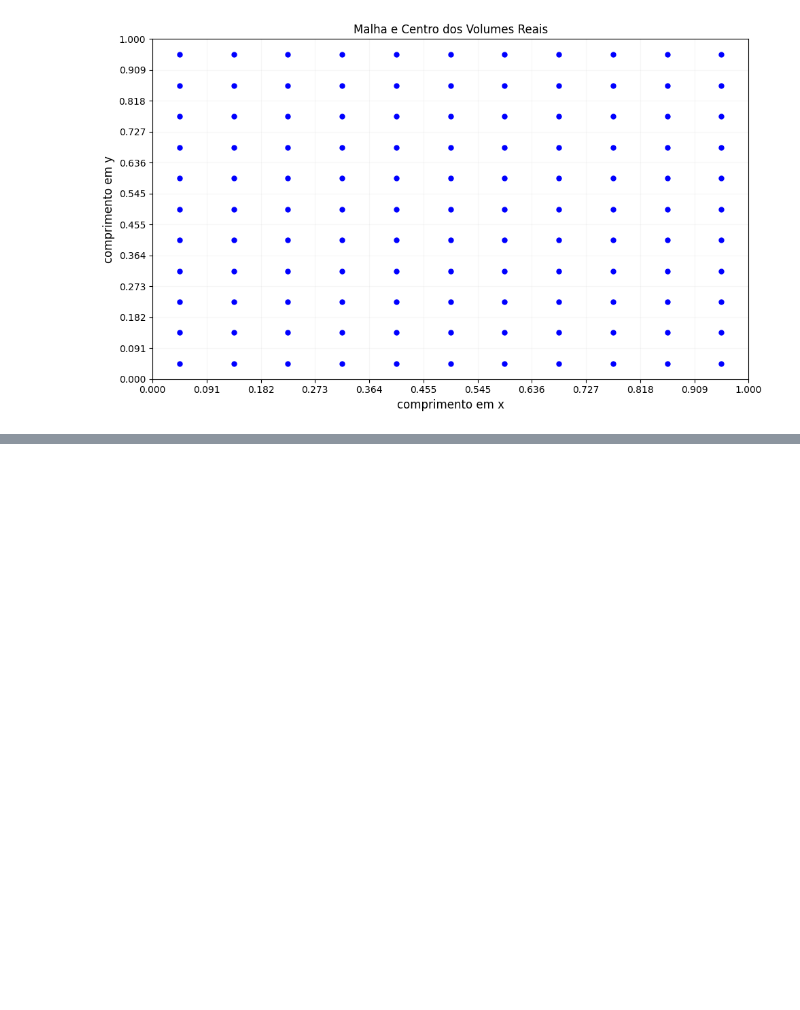
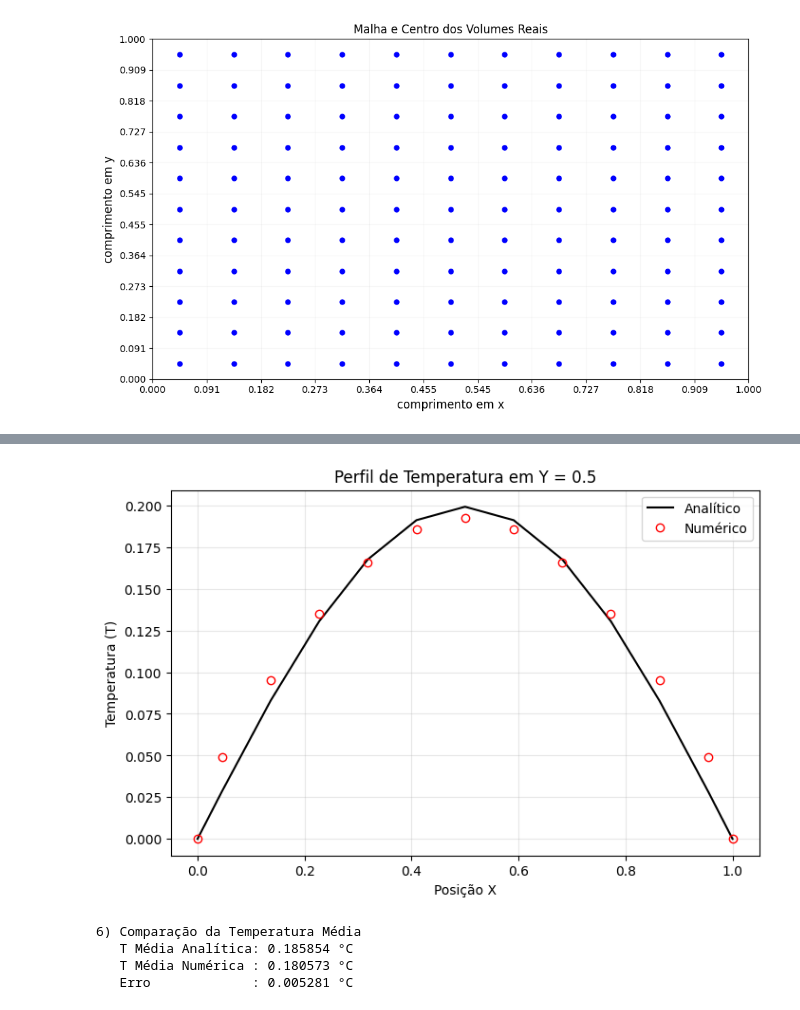
Before and after one commit to sfbruno12/mecflu-computacional, a Jupyter notebook: Trabalho 2.ipynb, the cells around one changed output, grey strips where cells are left out. Saved outputs shown, nothing was run; the diff lists cells and outputs as text; code cells hidden in the pictures; blank space fills up the shorter version.

```diff
--- a/Trabalho 2.ipynb
+++ b/Trabalho 2.ipynb
@@ -295,0 +302,22 @@ plotar_mapa_calor(Nx, Ny, Lx, Ly, T_solucao)
+# %%
+#ITEM 4
+i_mid = (Ny - 1) // 2
+y_loc = (i_mid - 0.5) * (Ly/(Ny-2))
+
+print(f"4) Tabela de resultados para a linha horizontal em y ≈ {y_loc:.3f} (Índice i={i_mid})")
+
+dados_y_meio = []
+
+for j in range(Nx):
+    if j == 0: x_val = 0.0
+    elif j == Nx-1: x_val = Lx
+    else: x_val = (j - 0.5) * (Lx/(Nx-2))
+
+    t_num = T_final[i_mid, j]
+    t_ana = solucao_analitica(x_val, y_loc, Lx, Ly)
+    erro = t_ana - t_num
+
+    dados_y_meio.append([x_val, t_ana, t_num, erro])
+
+df_y_meio = pd.DataFrame(dados_y_meio, columns=["Posição X", "T Analítico", "T Numérico", "Erro"])
+display(df_y_meio.round(6))
@@ -295,0 +340,36 @@ plotar_mapa_calor(Nx, Ny, Lx, Ly, T_solucao)
+# %%
+#ITEM 5
+plt.figure(figsize=(8, 5))
+plt.plot(df_y_meio["Posição X"], df_y_meio["T Analítico"], 'k-', label='Analítico')
+plt.plot(df_y_meio["Posição X"], df_y_meio["T Numérico"], 'ro', fillstyle='none', label='Numérico')
+plt.title(f"Perfil de Temperatura em Y = {Ly/2}")
+plt.xlabel("Posição X")
+plt.ylabel("Temperatura (T)")
+plt.legend()
+plt.grid(alpha=0.3)
+plt.show()
+# %% [output]
+[figure, added]
+# %%
+#ITEM 6
+# Analítica (Fórmula baseada no arquivo Fortran pos_processamento)
+# Tman = 2.0*Lx*( cosh(pi*Ly/Lx)-1.0 ) / ( (pi**2)*Ly*sinh(pi*Ly/Lx) )
+pi = np.pi
+T_med_analitica = (2.0 * Lx * (np.cosh(pi*Ly/Lx) - 1.0)) / ((pi**2) * Ly * np.sinh(pi*Ly/Lx))
+
+# Numérica (Regra do retângulo: média aritmética dos volumes internos)
+# Apenas volumes internos (1 a Ny-2, 1 a Nx-2)
+T_internos = T_final[1:Ny-1, 1:Nx-1]
+T_med_numerica = np.mean(T_internos)
+
+erro_media = T_med_analitica - T_med_numerica
+
+print("6) Comparação da Temperatura Média")
+print(f"   T Média Analítica: {T_med_analitica:.6f} °C")
+print(f"   T Média Numérica : {T_med_numerica:.6f} °C")
+print(f"   Erro             : {erro_media:.6f} °C")
+# %% [output]
+6) Comparação da Temperatura Média
+   T Média Analítica: 0.185854 °C
+   T Média Numérica : 0.180573 °C
+   Erro             : 0.005281 °C
```
Also changed, not shown: parts of 11 cells of this notebook.
